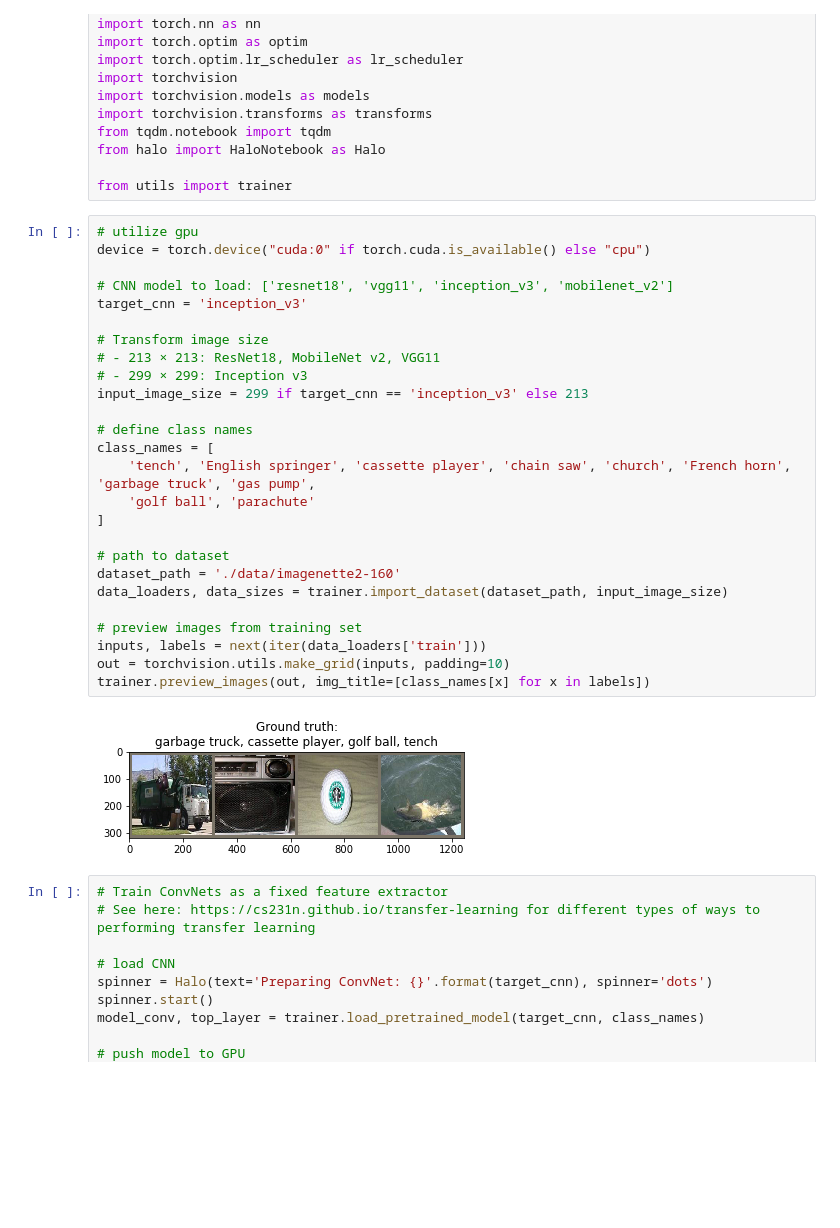
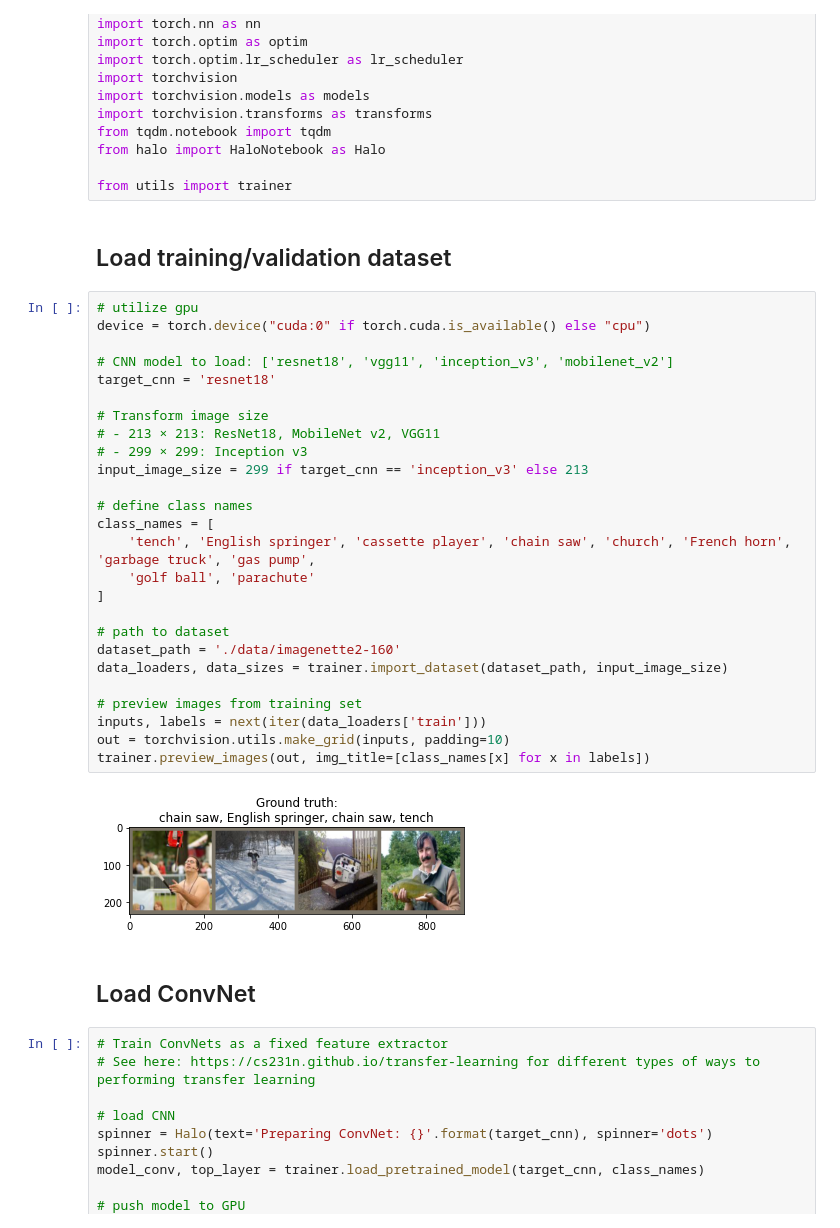
Before and after one commit to spencerwooo/F00L, a Jupyter notebook: convnet_trainer.ipynb, the cells around one changed output. Saved outputs shown, nothing was run; the diff lists cells and outputs as text; blank space fills up the shorter version.

```diff
--- a/convnet_trainer.ipynb
+++ b/convnet_trainer.ipynb
@@ -53,34 +53,38 @@ from tqdm.notebook import tqdm
 from halo import HaloNotebook as Halo
 
 from utils import trainer
+# %% [markdown]
+## Load training/validation dataset
 # %%
 # utilize gpu
 device = torch.device("cuda:0" if torch.cuda.is_available() else "cpu")
 
 # CNN model to load: ['resnet18', 'vgg11', 'inception_v3', 'mobilenet_v2']
-target_cnn = 'inception_v3'
+target_cnn = 'resnet18'
 
 # Transform image size
 # - 213 × 213: ResNet18, MobileNet v2, VGG11
 # - 299 × 299: Inception v3
 input_image_size = 299 if target_cnn == 'inception_v3' else 213
 
 # define class names
 class_names = [
     'tench', 'English springer', 'cassette player', 'chain saw', 'church', 'French horn', 'garbage truck', 'gas pump',
     'golf ball', 'parachute'
 ]
 
 # path to dataset
 dataset_path = './data/imagenette2-160'
 data_loaders, data_sizes = trainer.import_dataset(dataset_path, input_image_size)
 
 # preview images from training set
 inputs, labels = next(iter(data_loaders['train']))
 out = torchvision.utils.make_grid(inputs, padding=10)
 trainer.preview_images(out, img_title=[class_names[x] for x in labels])
 # %% [output]
-[figure, old version]
+[figure, new version]
+# %% [markdown]
+## Load ConvNet
 # %%
 # Train ConvNets as a fixed feature extractor
 # See here: https://cs231n.github.io/transfer-learning for different types of ways to performing transfer learning
```
Also changed, not shown: parts of 4 cells of this notebook, 4 other files.
